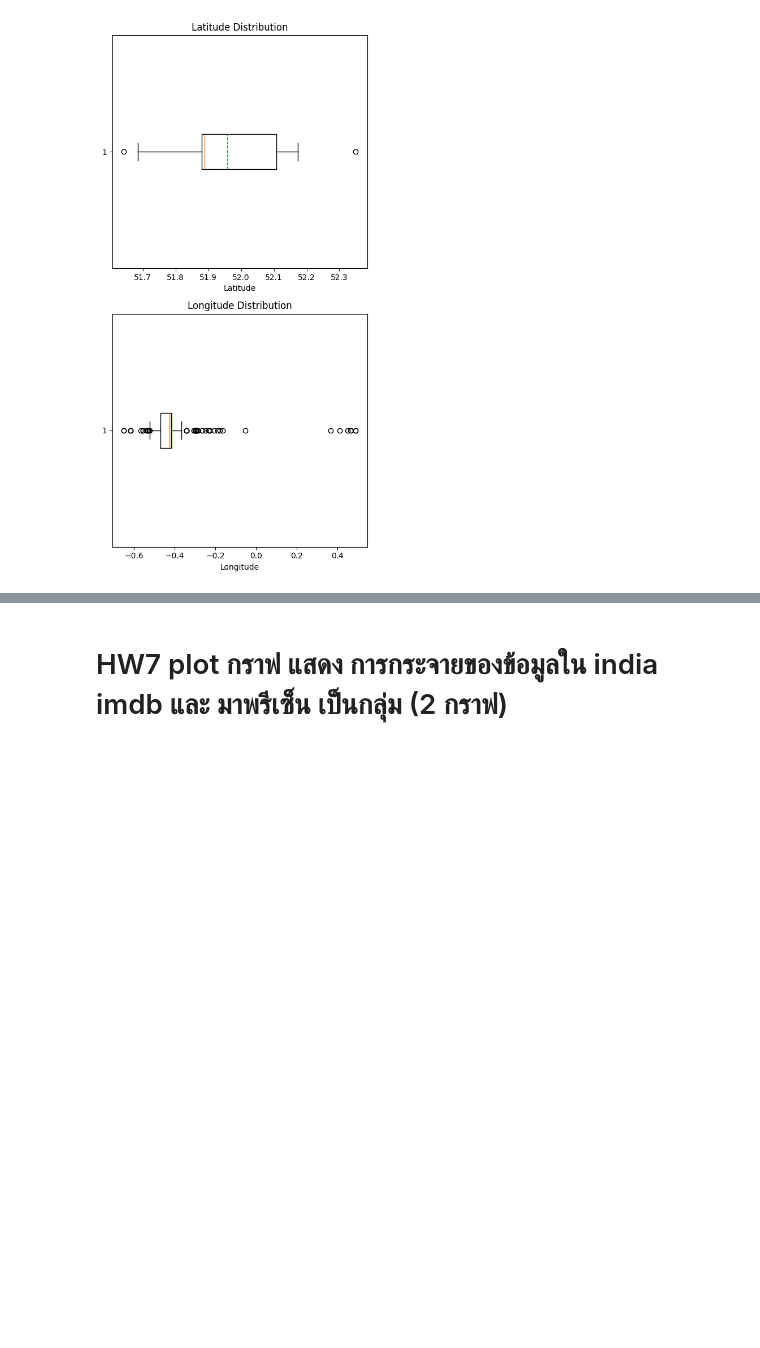
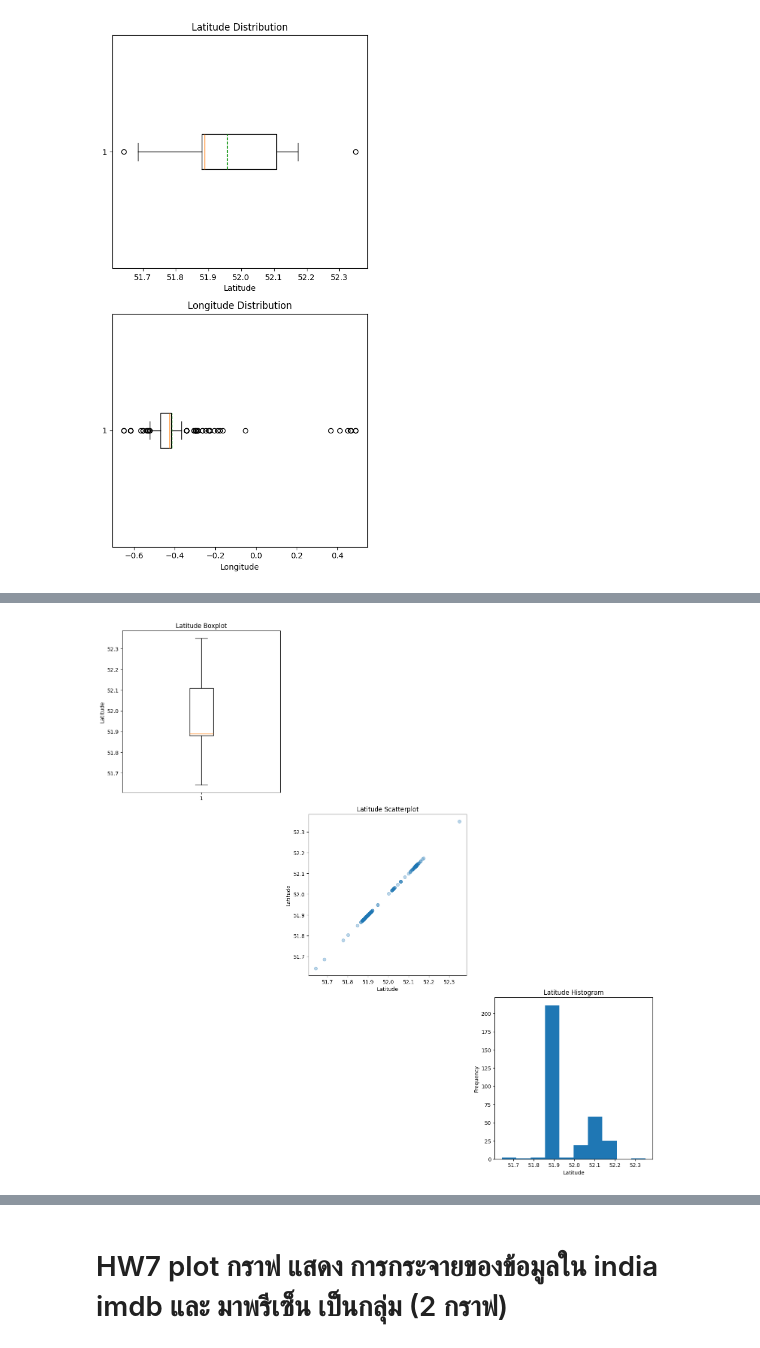
Before and after one commit to kittanaiwisetkhro/dataviz2025, a Jupyter notebook: Visualize_Data_Distribution_กฤตนัย_วิเศษคร้อ_663020620_0.ipynb, the cells around one changed output, grey strips where cells are left out. Saved outputs shown, nothing was run; the diff lists cells and outputs as text; code cells hidden in the pictures; blank space fills up the shorter version.

```diff
--- a/Visualize_Data_Distribution_กฤตนัย_วิเศษคร้อ_663020620_0.ipynb
+++ b/Visualize_Data_Distribution_กฤตนัย_วิเศษคร้อ_663020620_0.ipynb
@@ -807,0 +835,30 @@ plt.show()
+# %%
+fig, axes = plt.subplots(3, 3, figsize=(15, 15))
+
+# Boxplot (top-left)
+axes[0, 0].boxplot(stopandsearch_df['Latitude'].dropna())
+axes[0, 0].set_title('Latitude Boxplot')
+axes[0, 0].set_ylabel('Latitude')
+
+# Scatterplot (middle) - using Latitude for both axes to show distribution
+axes[1, 1].scatter(stopandsearch_df['Latitude'].dropna(), stopandsearch_df['Latitude'].dropna(), alpha=0.3)
+axes[1, 1].set_title('Latitude Scatterplot')
+axes[1, 1].set_xlabel('Latitude')
+axes[1, 1].set_ylabel('Latitude')
+
+# Histogram (bottom-right)
+axes[2, 2].hist(stopandsearch_df['Latitude'].dropna())
+axes[2, 2].set_title('Latitude Histogram')
+axes[2, 2].set_xlabel('Latitude')
+axes[2, 2].set_ylabel('Frequency')
+
+# Hide the other subplots
+for i in range(3):
+    for j in range(3):
+        if i != j:
+            axes[i, j].axis('off')
+
+plt.tight_layout()
+plt.show()
+# %% [output]
+[figure, added]
```
Also changed, not shown: parts of 5 cells of this notebook.
